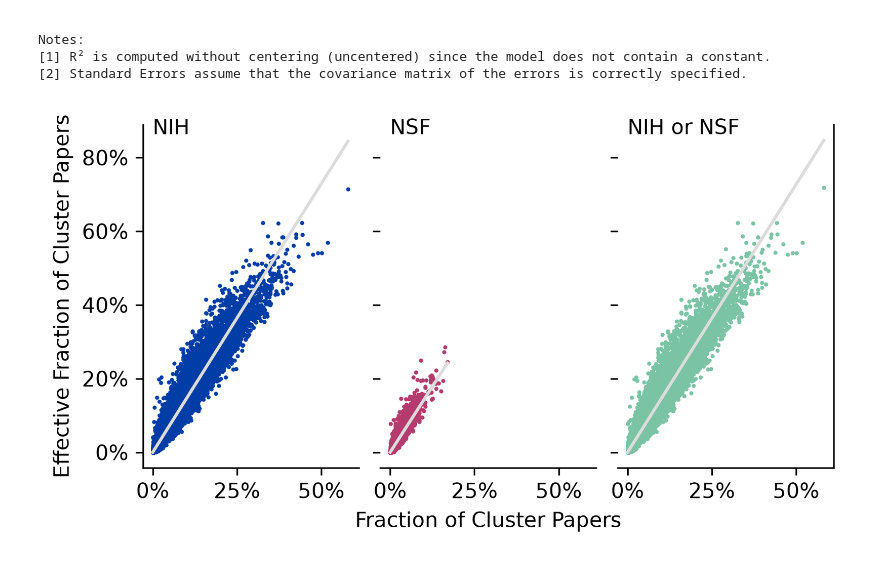
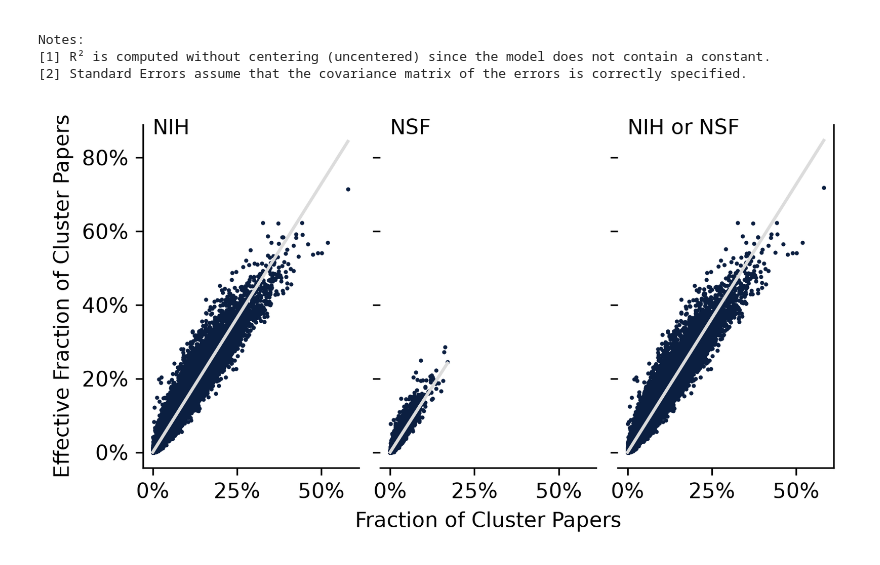
Before and after one commit to georgetown-cset/research_cluster_extreme_growth_classifier, a Jupyter notebook: scripts/Basic Network Plots.ipynb, the cells around one changed output. Cells and saved outputs as stored; diff of their text form; code cells hidden in the pictures.

```diff
--- a/scripts/Basic Network Plots.ipynb
+++ b/scripts/Basic Network Plots.ipynb
@@ -259,11 +271,11 @@ size = 1
 fig, axs = plt.subplots(figsize=(6,3), ncols=3, sharey = True, sharex = True, dpi=300)
 plt.subplots_adjust(wspace=0.1)
 
-axs[1].scatter(x_nsf_linfit, y_nsf_linfit, c=cset_colors[2], s=size,
+axs[1].scatter(x_nsf_linfit, y_nsf_linfit, c=cset_colors[0], s=size,
             label='NSF Papers')
-axs[0].scatter(x_nih_linfit, y_nih_linfit, c=cset_colors[1], s=size,
+axs[0].scatter(x_nih_linfit, y_nih_linfit, c=cset_colors[0], s=size,
             label='NIH Papers')
-axs[2].scatter(x_nsfnih_linfit, y_nsfnih_linfit, c=cset_colors[3], s=size,
+axs[2].scatter(x_nsfnih_linfit, y_nsfnih_linfit, c=cset_colors[0], s=size,
             label='NSF or NIH')
 
 axs[1].plot([min(x_nsf_linfit), max(x_nsf_linfit)],
@@ -276,33 +288,33 @@ axs[0].plot([min(x_nih_linfit), max(x_nih_linfit)],
          c='gainsboro', label='Regression')
 axs[2].plot([min(x_nsfnih_linfit), max(x_nsfnih_linfit)],
          [linmodel_nsfnih.params.values[0]*min(x_nsfnih_linfit),
           linmodel_nsfnih.params.values[0]*max(x_nsfnih_linfit)],
          c='gainsboro', label='Regression')
 
 axs[1].set_xlabel('Fraction of Cluster Papers')
 axs[0].set_ylabel('Effective Fraction of Cluster Papers')
 
 axs[0].xaxis.set_major_formatter(mtick.PercentFormatter(xmax=1.0))
 axs[0].yaxis.set_major_formatter(mtick.PercentFormatter(xmax=1.0))
 
 axs[0].annotate('NIH', xy=(0.0,0.85), ha='left', va='bottom')
 axs[1].annotate('NSF', xy=(0.0,0.85), ha='left', va='bottom')
 axs[2].annotate('NIH or NSF', xy=(0.0,0.85), ha='left', va='bottom')
 
 #axs[0].legend()
 #axs[1].legend()
 #axs[2].legend()
 
 axs[0].spines[['right','top']].set_visible(False)
 axs[1].spines[['right','left','top']].set_visible(False)
 axs[2].spines[['left','top']].set_visible(False)
 
 #plt.suptitle('Effective Network Size of Funded Papers', weight='bold')
 
 plt.savefig('../figures/effective_network_sizes.png', transparent=True, bbox_inches='tight')
 
 plt.show()
 # %% [output]
-[figure, old version]
+[figure, new version]
 # %%
 size = 5
```
Also changed, not shown: parts of 4 cells of this notebook, 10 other files.
